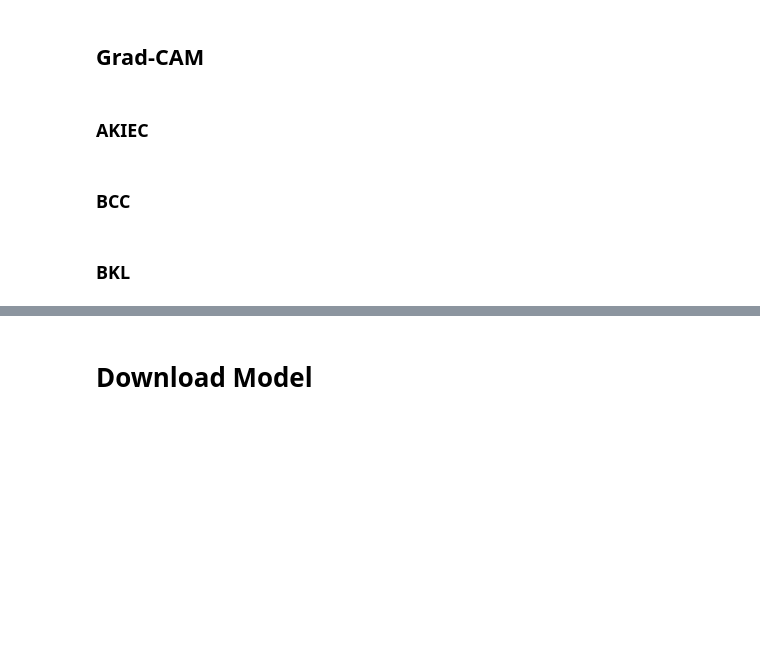
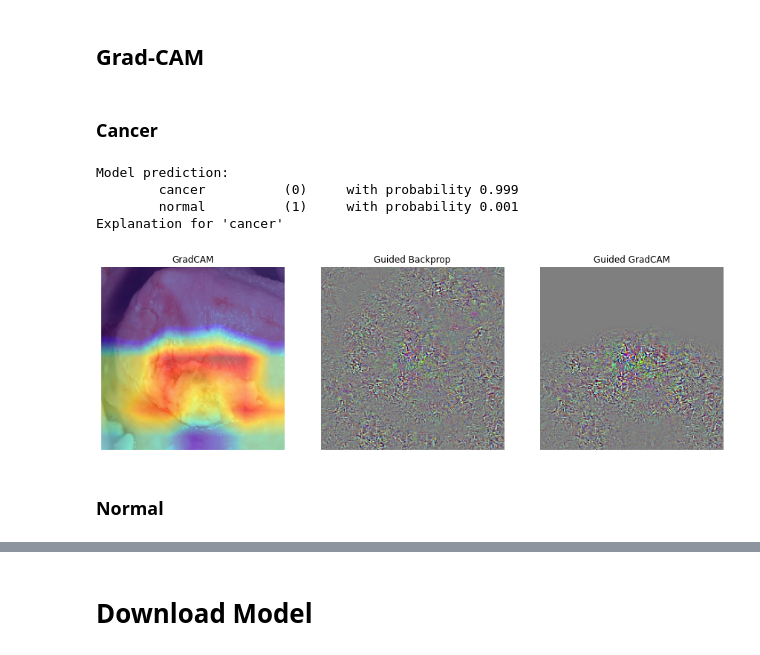
Before and after one commit to 5hyfilm-zz/deeplearning-ca, a Jupyter notebook: AJPOM_cancer_Ex1_DenseNet121.ipynb, the cells around one changed output, grey strips where cells are left out. Saved outputs shown, nothing was run; the diff lists cells and outputs as text; code cells hidden in the pictures; blank space fills up the shorter version.

```diff
--- a/AJPOM_cancer_Ex1_DenseNet121.ipynb
+++ b/AJPOM_cancer_Ex1_DenseNet121.ipynb
@@ -432,6 +455,6 @@ Average Specificity:  0.9761904761904762
 # %% [markdown]
 ## Grad-CAM
 # %%
-last_conv2d = 'conv5_block3_3_conv'
+last_conv2d = 'conv5_block16_2_conv'
 # %% [markdown]
-### AKIEC
+### Cancer
@@ -440,4 +461,12 @@ akiec_img = '/content/6_classes_HAM10000_split_Ver2/images/pca-aug_train/akiec/I
+# %%
+cancer_img = '/content/AJPom_cancer_data/dataset/test/cancer/Cancer_edit_A_15.jpg'
 # %%
- gradcam, gb, guided_gradcam = compute_saliency(test_model, test_model, akiec_img, layer_name=last_conv2d)
+gradcam, gb, guided_gradcam = compute_saliency(test_model, test_model, cancer_img, layer_name=last_conv2d)
+# %% [output]
+Model prediction:
+        cancer          (0)     with probability 0.999
+        normal          (1)     with probability 0.001
+Explanation for 'cancer'
+[figure, added]
 # %% [markdown]
-### BCC
+### Normal
@@ -448,2 +476,0 @@ gradcam, gb, guided_gradcam = compute_saliency(test_model, test_model, bcc_img,
-# %% [markdown]
-### BKL
```
Also changed, not shown: parts of 43 cells of this notebook.
